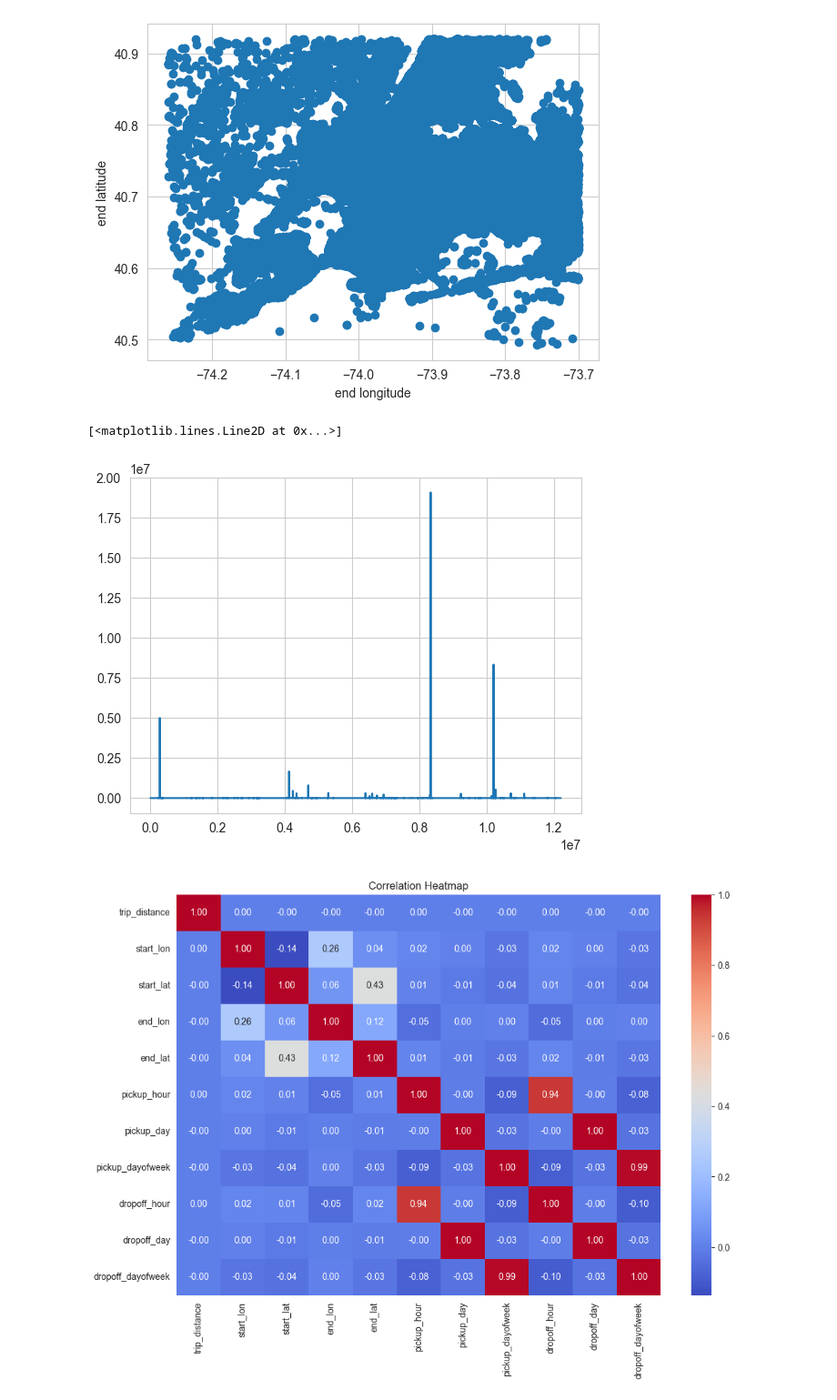
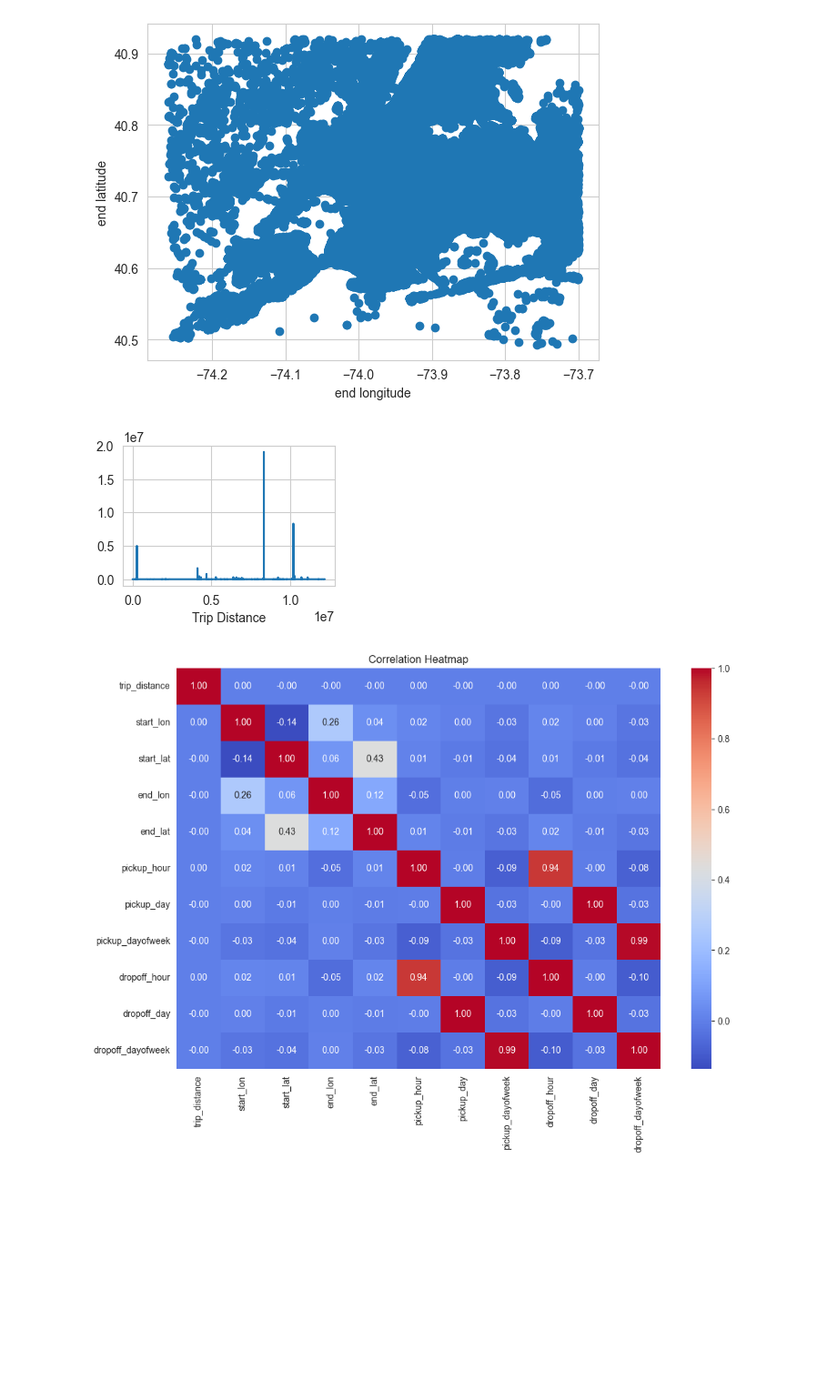
Before and after one commit to Fatemenamdar20/NYC_taxi, a Jupyter notebook: NYC.ipynb, the cells around one changed output. Shown: that part at 91% size. Cells and saved outputs as stored; diff of their text form; code cells hidden in the pictures; blank space fills up the shorter version.

```diff
--- a/NYC.ipynb
+++ b/NYC.ipynb
@@ -197,10 +197,12 @@ plt.show()
 # %% [output]
 [figure]
 # %%
+plt.figure(figsize=(3,2))
 plt.plot(df["trip_distance"])
+plt.xlabel("Trip Distance")
+plt.show()
 # %% [output]
-[<matplotlib.lines.Line2D at 0x...>]
-[figure, old version]
+[figure, new version]
 # %%
 correlation = df.corr(numeric_only=True)
 
```
Also changed, not shown: parts of 4 cells of this notebook, 2 other files.
